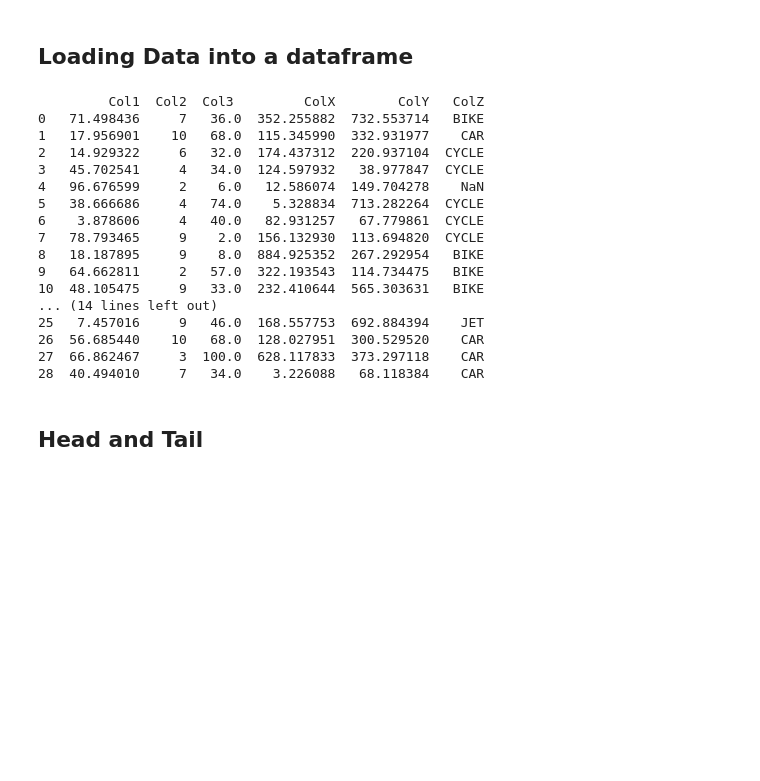
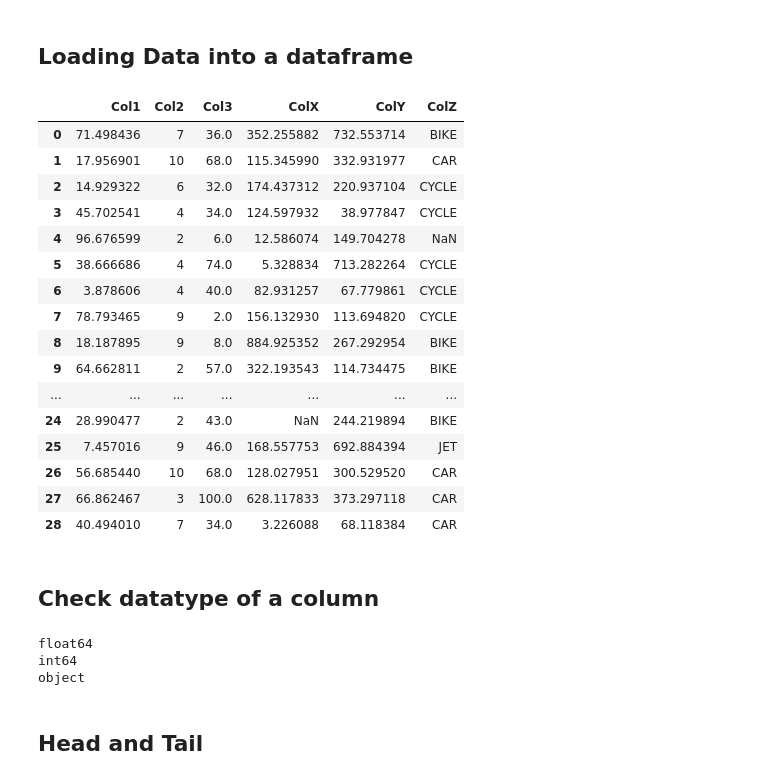
Before and after one commit to gurusarath1/Snippets, a Jupyter notebook: DataScience_Learning/MatplotLib_Starter.ipynb, the cells around one changed output. Cells and saved outputs as stored; diff of their text form; code cells hidden in the pictures; blank space fills up the shorter version.

```diff
--- a/DataScience_Learning/MatplotLib_Starter.ipynb
+++ b/DataScience_Learning/MatplotLib_Starter.ipynb
@@ -12,25 +12,35 @@ print(pd.__version__)
 ## Loading Data into a dataframe
 # %%
 ExcelData = pd.read_excel('dataTest.xlsx')
-print(ExcelData)
+ExcelData
 # %% [output]
-         Col1  Col2  Col3         ColX        ColY   ColZ
-0   71.498436     7   36.0  352.255882  732.553714   BIKE
-1   17.956901    10   68.0  115.345990  332.931977    CAR
-2   14.929322     6   32.0  174.437312  220.937104  CYCLE
-3   45.702541     4   34.0  124.597932   38.977847  CYCLE
-4   96.676599     2    6.0   12.586074  149.704278    NaN
-5   38.666686     4   74.0    5.328834  713.282264  CYCLE
-6    3.878606     4   40.0   82.931257   67.779861  CYCLE
-7   78.793465     9    2.0  156.132930  113.694820  CYCLE
-8   18.187895     9    8.0  884.925352  267.292954   BIKE
-9   64.662811     2   57.0  322.193543  114.734475   BIKE
-10  48.105475     9   33.0  232.410644  565.303631   BIKE
-... (14 lines left out)
-25   7.457016     9   46.0  168.557753  692.884394    JET
-26  56.685440    10   68.0  128.027951  300.529520    CAR
-27  66.862467     3  100.0  628.117833  373.297118    CAR
-28  40.494010     7   34.0    3.226088   68.118384    CAR
+|  | Col1 | Col2 | Col3 | ColX | ColY | ColZ |
+| 0 | 71.498436 | 7 | 36.0 | 352.255882 | 732.553714 | BIKE |
+| 1 | 17.956901 | 10 | 68.0 | 115.345990 | 332.931977 | CAR |
+| 2 | 14.929322 | 6 | 32.0 | 174.437312 | 220.937104 | CYCLE |
+| 3 | 45.702541 | 4 | 34.0 | 124.597932 | 38.977847 | CYCLE |
+| 4 | 96.676599 | 2 | 6.0 | 12.586074 | 149.704278 | NaN |
+| 5 | 38.666686 | 4 | 74.0 | 5.328834 | 713.282264 | CYCLE |
+| 6 | 3.878606 | 4 | 40.0 | 82.931257 | 67.779861 | CYCLE |
+| 7 | 78.793465 | 9 | 2.0 | 156.132930 | 113.694820 | CYCLE |
+| 8 | 18.187895 | 9 | 8.0 | 884.925352 | 267.292954 | BIKE |
+| 9 | 64.662811 | 2 | 57.0 | 322.193543 | 114.734475 | BIKE |
+| ... | ... | ... | ... | ... | ... | ... |
+| 24 | 28.990477 | 2 | 43.0 | NaN | 244.219894 | BIKE |
+| 25 | 7.457016 | 9 | 46.0 | 168.557753 | 692.884394 | JET |
+| 26 | 56.685440 | 10 | 68.0 | 128.027951 | 300.529520 | CAR |
+| 27 | 66.862467 | 3 | 100.0 | 628.117833 | 373.297118 | CAR |
+| 28 | 40.494010 | 7 | 34.0 | 3.226088 | 68.118384 | CAR |
+# %% [markdown]
+## Check datatype of a column
+# %%
+print(ExcelData['Col1'].dtype)
+print(ExcelData['Col2'].dtype)
+print(ExcelData['ColZ'].dtype)
+# %% [output]
+float64
+int64
+object
 # %% [markdown]
 ## Head and Tail
 # %%
```
Also changed, not shown: parts of 23 cells of this notebook.
